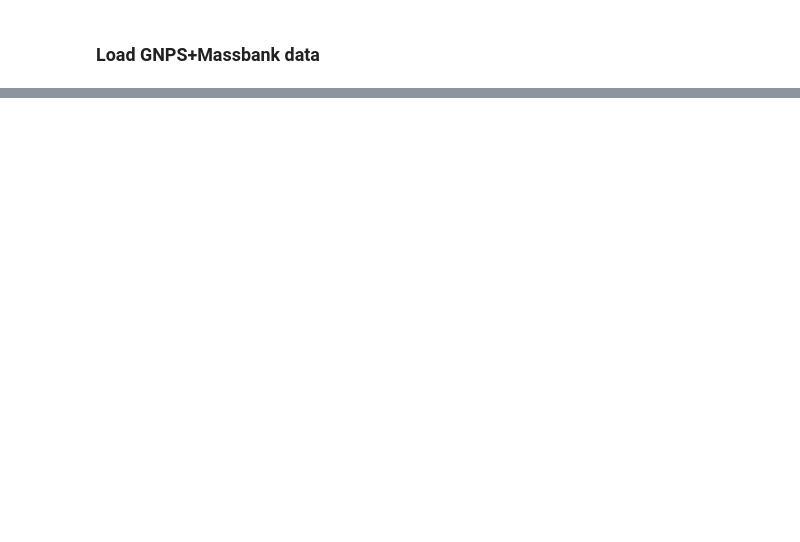
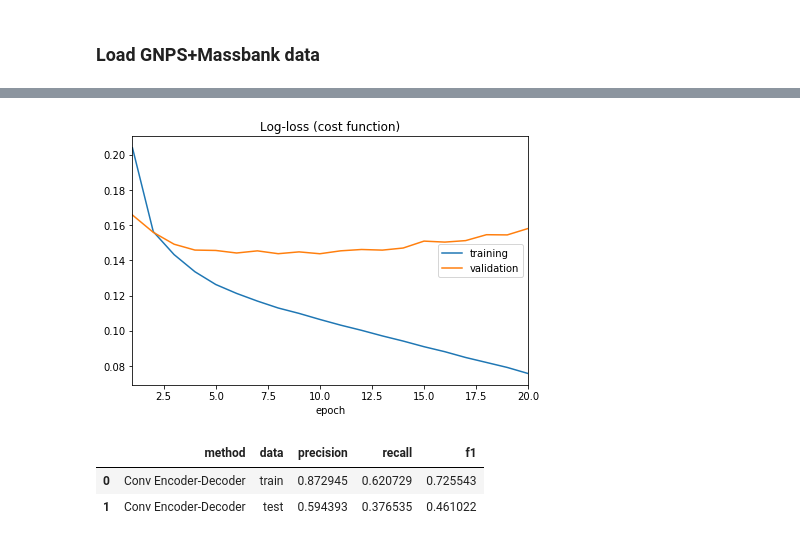
Before and after one commit to joewandy/smiles2spectra, a Jupyter notebook: notebooks/Spectra2Fingerprint.ipynb, the cells around one changed output, grey strips where cells are left out. Cells and saved outputs as stored; diff of their text form; code cells hidden in the pictures; blank space fills up the shorter version.

```diff
--- a/notebooks/Spectra2Fingerprint.ipynb
+++ b/notebooks/Spectra2Fingerprint.ipynb
@@ -537,0 +143,8 @@ for i in range(20):
+# %%
+params = {
+    'latent_dim': 64,
+    # 'l2_lambda': 0.00075
+}
+model, encoder, decoder = conv_model(input_dim, output_dim, params)
+model.summary()
+plot_model_in_notebook(model)
@@ -537,0 +172,14 @@ for i in range(20):
+# %%
+x_train_ = np.reshape(x_train, (len(x_train), input_dim, 1))
+x_test_ = np.reshape(x_test, (len(x_test), input_dim, 1))
+# %%
+y_train_pred, y_test_pred = train_model(model, encoder, decoder, x_train_, x_test_, y_train, y_test, epochs=20)
+# %% [output]
+[figure, added]
+# %%
+cnn_df = eval_prec_rec(y_train, y_test, y_train_pred, y_test_pred, method)
+display(cnn_df)
+# %% [output]
+|  | method | data | precision | recall | f1 |
+| 0 | Conv Encoder-Decoder | train | 0.872945 | 0.620729 | 0.725543 |
+| 1 | Conv Encoder-Decoder | test | 0.594393 | 0.376535 | 0.461022 |
```
Also changed, not shown: parts of 92 cells of this notebook, 13 other files.
